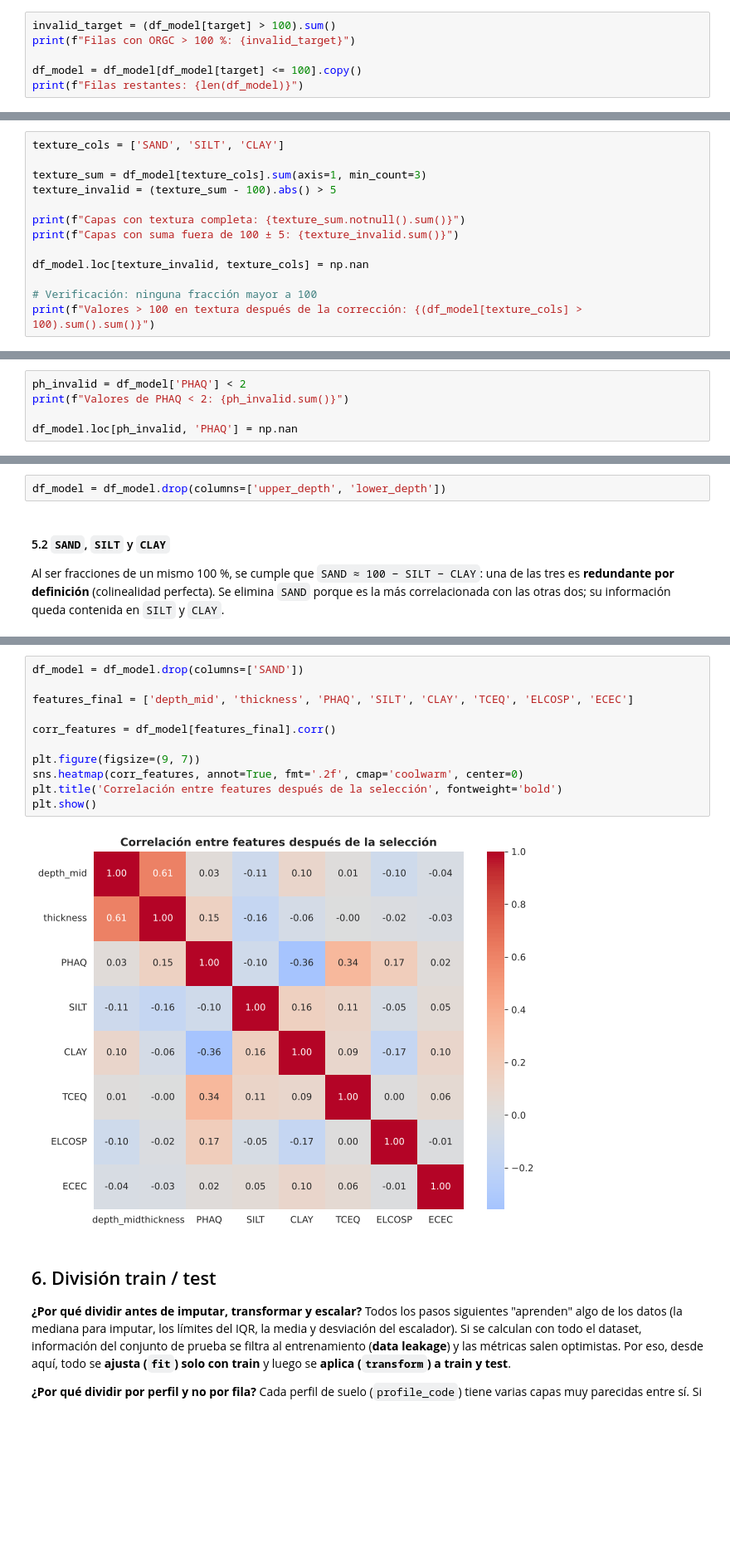
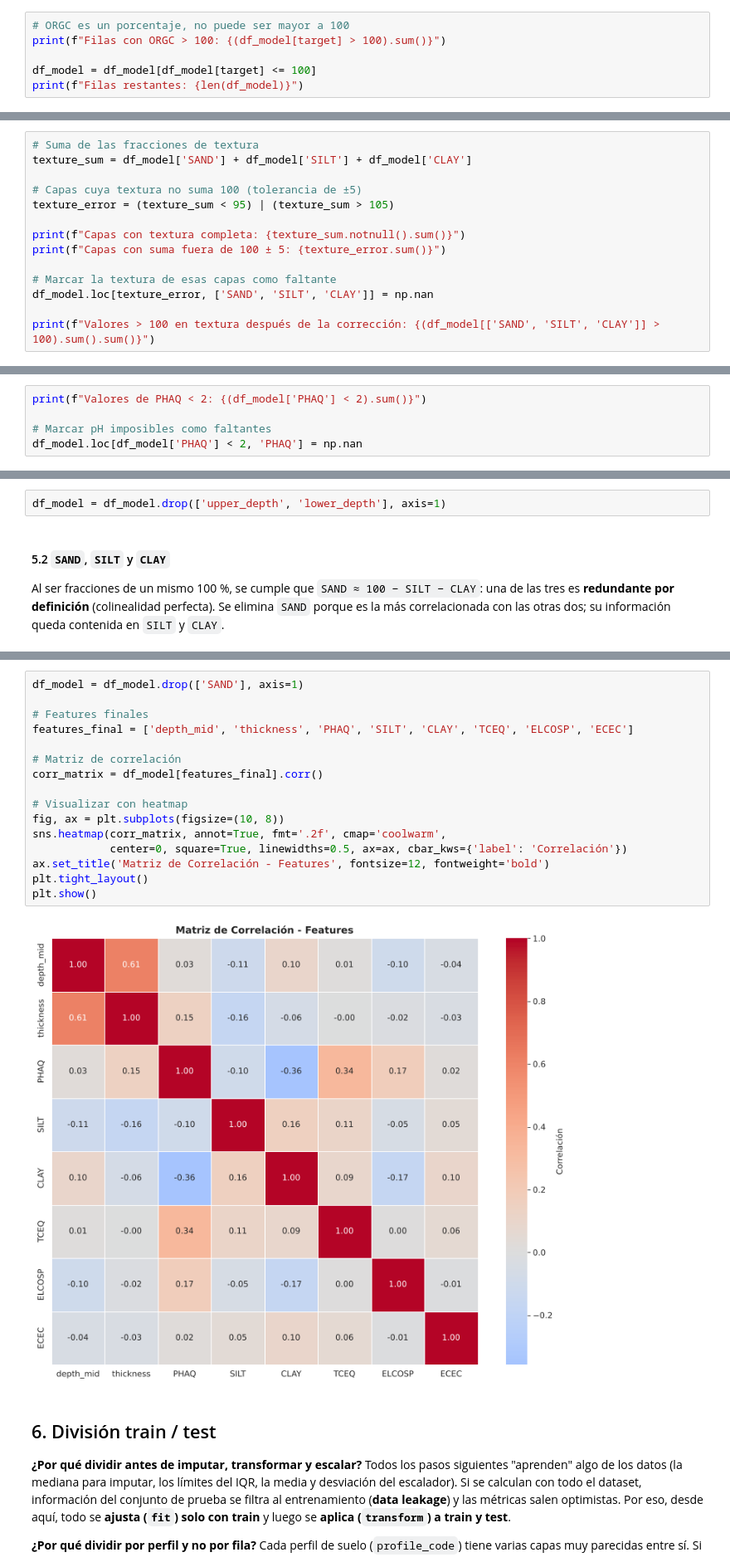
Before and after one commit to israel-cc/IA-_Predicci-n-de-Carbono-Org-nico-en-Suelo-SOC-, a Jupyter notebook: notebooks/02_preprocesamiento.ipynb, the cells around one changed output, grey strips where cells are left out. Shown at 83% size. Cells and saved outputs as stored; diff of their text form; blank space fills up the shorter version.

```diff
--- a/notebooks/02_preprocesamiento.ipynb
+++ b/notebooks/02_preprocesamiento.ipynb
@@ -84,9 +87,9 @@ Filas restantes: 21609
 
 `ORGC` está expresado en **porcentaje**, por lo que un valor mayor a 100 % es físicamente imposible (en el EDA se observó un máximo de 249 %). Son errores de registro o de unidades, así que esas filas se eliminan. Los valores altos pero posibles (suelos orgánicos / turberas) **sí se conservan**.
 # %%
-invalid_target = (df_model[target] > 100).sum()
-print(f"Filas con ORGC > 100 %: {invalid_target}")
+# ORGC es un porcentaje, no puede ser mayor a 100
+print(f"Filas con ORGC > 100: {(df_model[target] > 100).sum()}")
 
-df_model = df_model[df_model[target] <= 100].copy()
+df_model = df_model[df_model[target] <= 100]
 print(f"Filas restantes: {len(df_model)}")
 # %% [output]
@@ -101,18 +104,19 @@ En vez de eliminar filas completas por un solo valor erróneo, los valores **fí
 
 Las tres fracciones de textura son porcentajes de un mismo total, por lo que deberían sumar 100. En el EDA la suma iba de 20 a 500. Se acepta una tolerancia de ±5 por redondeos de laboratorio; fuera de ese rango, la textura de esa capa no es confiable y se marca como faltante.
 # %%
-texture_cols = ['SAND', 'SILT', 'CLAY']
+# Suma de las fracciones de textura
+texture_sum = df_model['SAND'] + df_model['SILT'] + df_model['CLAY']
 
-texture_sum = df_model[texture_cols].sum(axis=1, min_count=3)
-texture_invalid = (texture_sum - 100).abs() > 5
+# Capas cuya textura no suma 100 (tolerancia de ±5)
+texture_error = (texture_sum < 95) | (texture_sum > 105)
 
 print(f"Capas con textura completa: {texture_sum.notnull().sum()}")
-print(f"Capas con suma fuera de 100 ± 5: {texture_invalid.sum()}")
+print(f"Capas con suma fuera de 100 ± 5: {texture_error.sum()}")
 
-df_model.loc[texture_invalid, texture_cols] = np.nan
+# Marcar la textura de esas capas como faltante
+df_model.loc[texture_error, ['SAND', 'SILT', 'CLAY']] = np.nan
 
-# Verificación: ninguna fracción mayor a 100
-print(f"Valores > 100 en textura después de la corrección: {(df_model[texture_cols] > 100).sum().sum()}")
+print(f"Valores > 100 en textura después de la corrección: {(df_model[['SAND', 'SILT', 'CLAY']] > 100).sum().sum()}")
 # %% [output]
 Capas con textura completa: 19712
 Capas con suma fuera de 100 ± 5: 134
@@ -122,10 +126,10 @@ Valores > 100 en textura después de la corrección: 0
 
 El pH de suelos reales se encuentra aproximadamente entre 3 y 11. Un pH menor a 2 (el EDA mostró un mínimo de 0.08) es un error de medición o de digitación, por lo que se marca como faltante.
 # %%
-ph_invalid = df_model['PHAQ'] < 2
-print(f"Valores de PHAQ < 2: {ph_invalid.sum()}")
+print(f"Valores de PHAQ < 2: {(df_model['PHAQ'] < 2).sum()}")
 
-df_model.loc[ph_invalid, 'PHAQ'] = np.nan
+# Marcar pH imposibles como faltantes
+df_model.loc[df_model['PHAQ'] < 2, 'PHAQ'] = np.nan
 # %% [output]
 Valores de PHAQ < 2: 32
 # %% [markdown]
@@ -163,7 +169,7 @@ depth_corr
 # %% [markdown]
 La correlación entre las dos nuevas variables (≈ 0.61) es menor que la de las originales (0.81), por lo que la redundancia baja sin perder la información de profundidad. Se eliminan `upper_depth` y `lower_depth`.
 # %%
-df_model = df_model.drop(columns=['upper_depth', 'lower_depth'])
+df_model = df_model.drop(['upper_depth', 'lower_depth'], axis=1)
 # %% [markdown]
 #### 5.2 `SAND`, `SILT` y `CLAY`
 
@@ -176,18 +182,23 @@ df_model[texture_cols].corr().round(2)
 | SILT | -0.72 | 1.00 | 0.16 |
 | CLAY | -0.80 | 0.16 | 1.00 |
 # %%
-df_model = df_model.drop(columns=['SAND'])
+df_model = df_model.drop(['SAND'], axis=1)
 
+# Features finales
 features_final = ['depth_mid', 'thickness', 'PHAQ', 'SILT', 'CLAY', 'TCEQ', 'ELCOSP', 'ECEC']
 
-corr_features = df_model[features_final].corr()
+# Matriz de correlación
+corr_matrix = df_model[features_final].corr()
 
-plt.figure(figsize=(9, 7))
-sns.heatmap(corr_features, annot=True, fmt='.2f', cmap='coolwarm', center=0)
-plt.title('Correlación entre features después de la selección', fontweight='bold')
+# Visualizar con heatmap
+fig, ax = plt.subplots(figsize=(10, 8))
+sns.heatmap(corr_matrix, annot=True, fmt='.2f', cmap='coolwarm',
+            center=0, square=True, linewidths=0.5, ax=ax, cbar_kws={'label': 'Correlación'})
+ax.set_title('Matriz de Correlación - Features', fontsize=12, fontweight='bold')
+plt.tight_layout()
 plt.show()
 # %% [output]
-[figure, old version]
+[figure, new version]
 # %% [markdown]
 ## 6. División train / test
 
```
Also changed, not shown: parts of 36 cells of this notebook.
